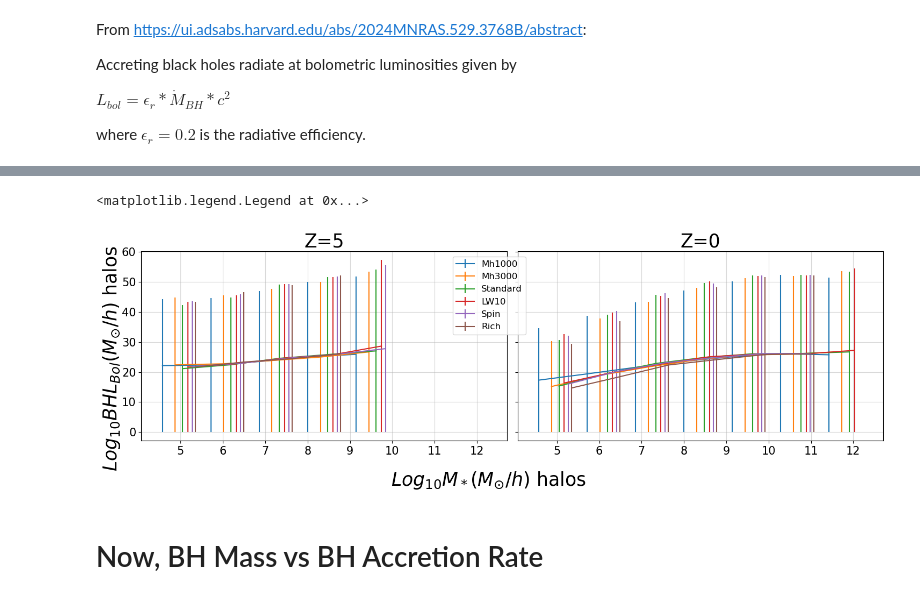
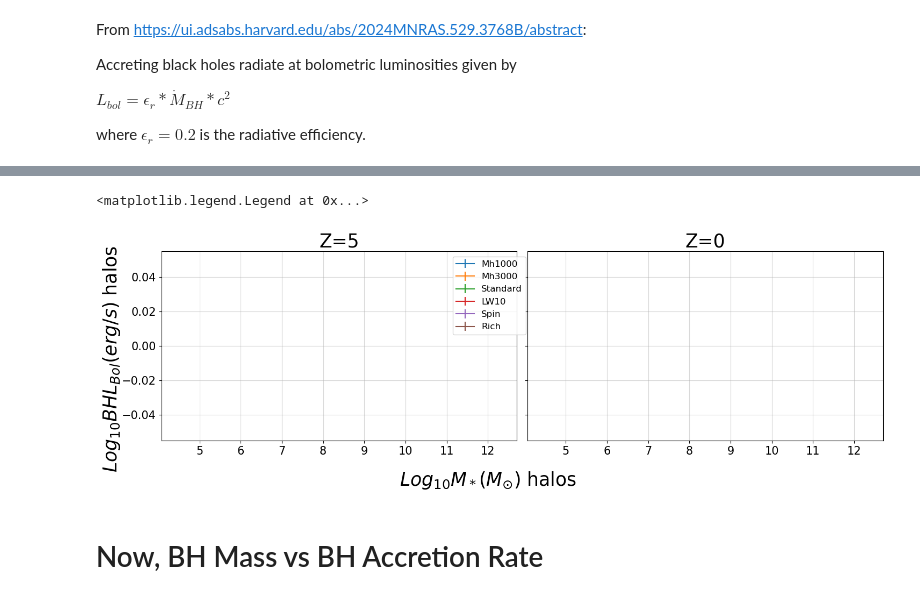
Before and after one commit to khojonat/Brahma_Analysis, a Jupyter notebook: BrahmaRelations.ipynb, the cells around one changed output, grey strips where cells are left out. Cells and saved outputs as stored; diff of their text form; code cells hidden in the pictures.

Commit message:
Attempted to enable conversion to Lbol, got overflow error

```diff
--- a/BrahmaRelations.ipynb
+++ b/BrahmaRelations.ipynb
@@ -82,3 +82,23 @@ Accreting black holes radiate at bolometric luminosities given by
 $L_{bol} = \epsilon_r * \dot{M}_{BH} * c^2$
 
 where $\epsilon_r = 0.2$ is the radiative efficiency.
+# %%
+path_to_output='/standard/torrey-group/BRAHMA/L12p5n512' # this is the folder containing the simulation run
+run='/AREPO/' # name of the simulation runs
+
+outputlist=['output_Msfmp5_Mh1000_double_powerlaw_env_5_0.1_0.3_slope1.6',
+            'output_Msfmp5_Mh3000_double_powerlaw_env_5_0.1_0.3_slope1.6',
+            'output_ratio10_SFMFGM5_seed5.00_bFOF/',
+            'output_ratio10_SFMFGM5_seed5.00_bFOF_LW10',
+            'output_ratio10_SFMFGM5_seed5.00_bFOF_LW10_spin',
+            'output_ratio10_SFMFGM5_seed5.00_bFOF_LW10_spin_rich']
+
+Property1 = 'GroupMassType'
+Property2 = 'GroupBHMdot'
+redshifts = [5,0]
+part_type=4
+
+# (1e10 Msun/h)/(0.978Gyr/h)
+conversion2 = 1e10/0.978
+SMlist,Lbollist,outputz_list,limits = load_data(path_to_output,run,outputlist,redshifts,Property1,Property2,
+                                                     part_type,conversion2=conversion2,Lbol=[False,True])
@@ -85,14 +120,14 @@ where $\epsilon_r = 0.2$ is the radiative efficiency.
 # %%
-LbolMeans,LbolStdDevs,LbolXpoints = mean_trends(SMlist,BH_Mdotlist,redshifts,limits,conversion=1e10,bins=8,Lbol=True)
+LbolMeans,LbolStdDevs,LbolXpoints = mean_trends(SMlist,Lbollist,redshifts,limits,bins=8)
 # %%
 legend_names = ['Mh1000','Mh3000','Standard','LW10','Spin','Rich']
-axislabels = ['$Log_{10}M_* (M_{\odot}/h)$ halos','$Log_{10}BH L_{Bol} (M_{\odot}/h)$ halos']
+axislabels = ['$Log_{10}M_* (M_{\odot})$ halos','$Log_{10}BH L_{Bol} (erg/s)$ halos']
 
-f,axes = plot_brahma(LBol_Mean,LBol_StdDev,MdotXpoints,redshifts,legend_names,axislabels,savefig = 'BH_LBol_Mstars.png')
+f,axes = plot_brahma(LbolMeans,LbolStdDevs,LbolXpoints,redshifts,legend_names,axislabels,savefig = 'BH_LBol_Mstars.png')
 f.legend(loc = (0.45,0.6),fontsize = 12)
 # %% [output]
 <matplotlib.legend.Legend at 0x...>
-[figure, old version]
+[figure, new version]
 # %% [markdown]
 # Now, BH Mass vs BH Accretion Rate
 # %%
```
Also changed, not shown: parts of 1 cell of this notebook, 1 other file.
